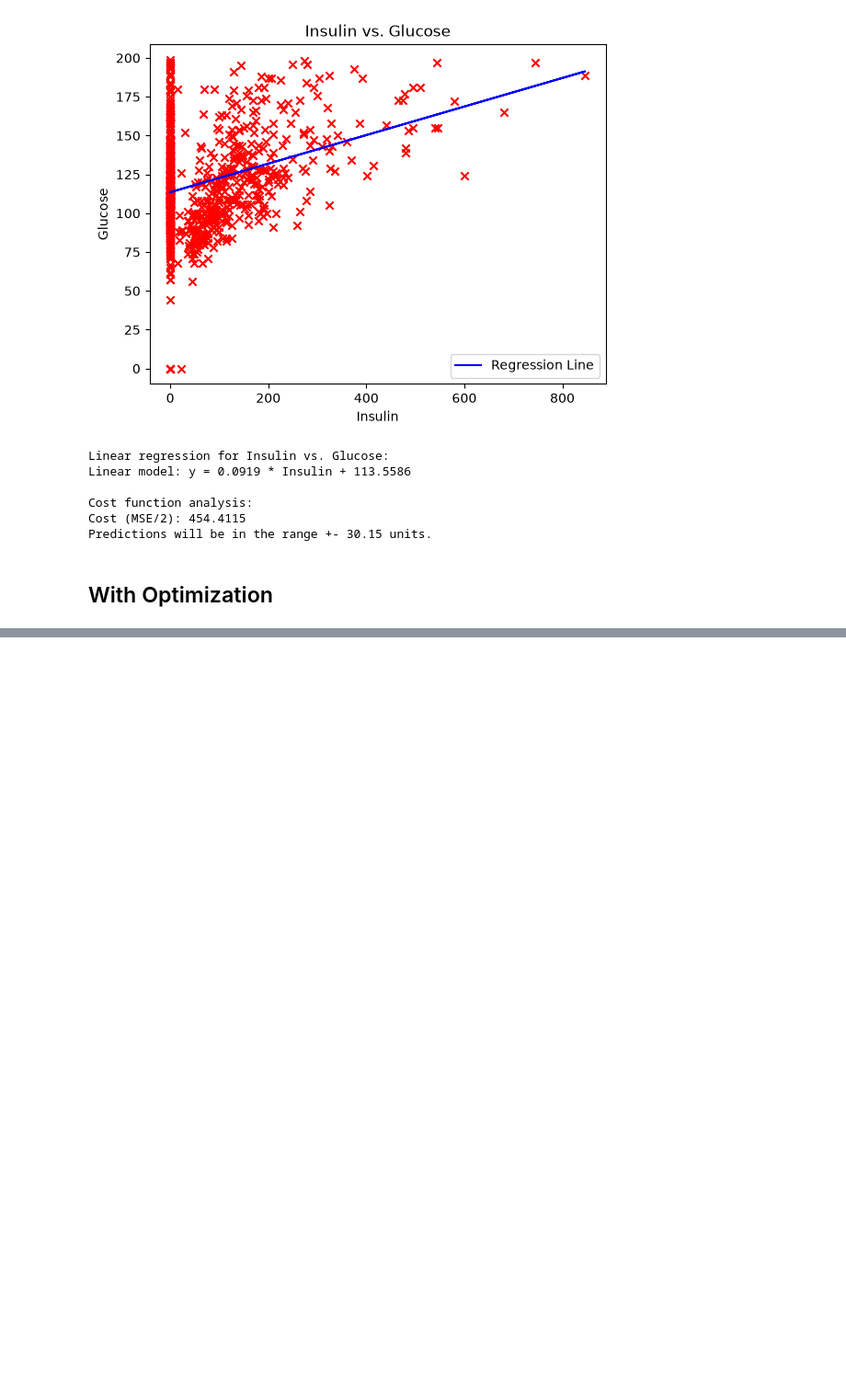
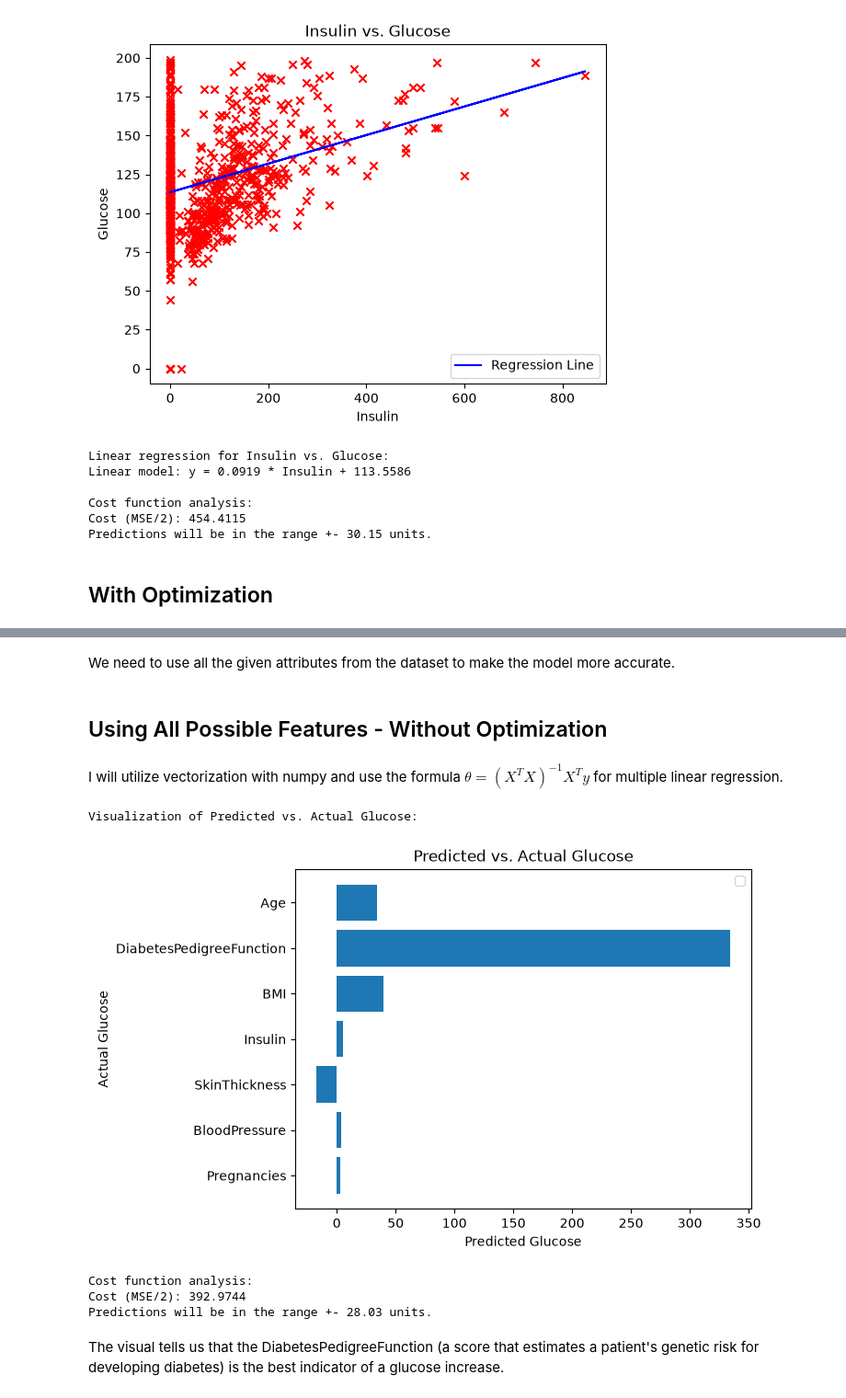
Before and after one commit to infiniteloop22/LinearRegressionModel, a Jupyter notebook: src/LinearRegression.ipynb, the cells around one changed output, grey strips where cells are left out. Shown at 92% size. Saved outputs shown, nothing was run; the diff lists cells and outputs as text; code cells hidden in the pictures; blank space fills up the shorter version.

```diff
--- a/src/LinearRegression.ipynb
+++ b/src/LinearRegression.ipynb
@@ -316,0 +324,76 @@ Predictions will be in the range +- 62.96 units.
+# %% [markdown]
+We need to use all the given attributes from the dataset to make the model more accurate.
+# %% [markdown]
+## Using All Possible Features - Without Optimization
+# %% [markdown]
+I will utilize vectorization with numpy and use the formula $\theta = (X^T X)^{-1} X^T y$ for multiple linear regression.
+# %%
+import matplotlib.pyplot as plt
+import numpy as np
+import pandas as pd
+
+def load_data(file_path):
+    df = pd.read_csv(file_path)
+    X = df.drop(["Outcome", "Glucose"], axis=1).values
+    y = df["Glucose"].values
+    return X, y
+
+def visualize(slopes):
+    feature_names = ["Pregnancies", "BloodPressure", "SkinThickness", "Insulin", "BMI", "DiabetesPedigreeFunction", "Age"]
+
+    plt.barh(feature_names, slopes)
+    plt.title("Predicted vs. Actual Glucose")
+    plt.ylabel('Actual Glucose')
+    plt.xlabel('Predicted Glucose')
+    plt.legend()
+    plt.show()
+
+def multiple_linear_regression(X, y):
+    # standardize units to remove bias
+    X_scaled = (X - np.mean(X)) / np.std(X)
+
+    X_b = np.insert(X_scaled, 0, 1, axis=1)
+    #print(X_b.shape)
+
+    # transpose feature matrix -> dot product -> inverse matrix -> dot product of solution with X_b transposed -> dot product with actual outputs
+    # we calculate the inverse of the matrix to optimize the slopes and intercept
+    best_fit_parameters = np.linalg.inv(X_b.T.dot(X_b)).dot(X_b.T).dot(y)
+
+    intercept = best_fit_parameters[0]
+    slopes = best_fit_parameters[1:]
+
+    return X_scaled, slopes, intercept
+
+def predict(X_scaled, slopes, intercept):
+    return np.dot(X_scaled, slopes) + intercept
+
+
+def cost_function(y, prediction):
+    m = len(y)
+    cost = np.sum((y - prediction) ** 2) / (2 * m)
+    return cost
+
+def main():
+    X, y = load_data("diabetes.csv")
+
+    print("Visualization of Predicted vs. Actual Glucose:\n")
+    X_scaled, slopes, intercept = multiple_linear_regression(X, y)
+    prediction = predict(X_scaled, slopes, intercept)
+    visualize(slopes)
+
+    print("\nCost function analysis:")
+    cost = cost_function(y, prediction)
+    print(f"Cost (MSE/2): {cost:.4f}")
+
+    print(f"Predictions will be in the range +- {(np.sqrt(cost * 2)):.2f} units.")
+
+if __name__ == "__main__":
+    main()
+# %% [output]
+Visualization of Predicted vs. Actual Glucose:
+[figure, added]
+Cost function analysis:
+Cost (MSE/2): 392.9744
+Predictions will be in the range +- 28.03 units.
+# %% [markdown]
+The visual tells us that the DiabetesPedigreeFunction (a score that estimates a patient's genetic risk for developing diabetes) is the best indicator of a glucose increase.
```
Also changed, not shown: parts of 2 cells of this notebook.
